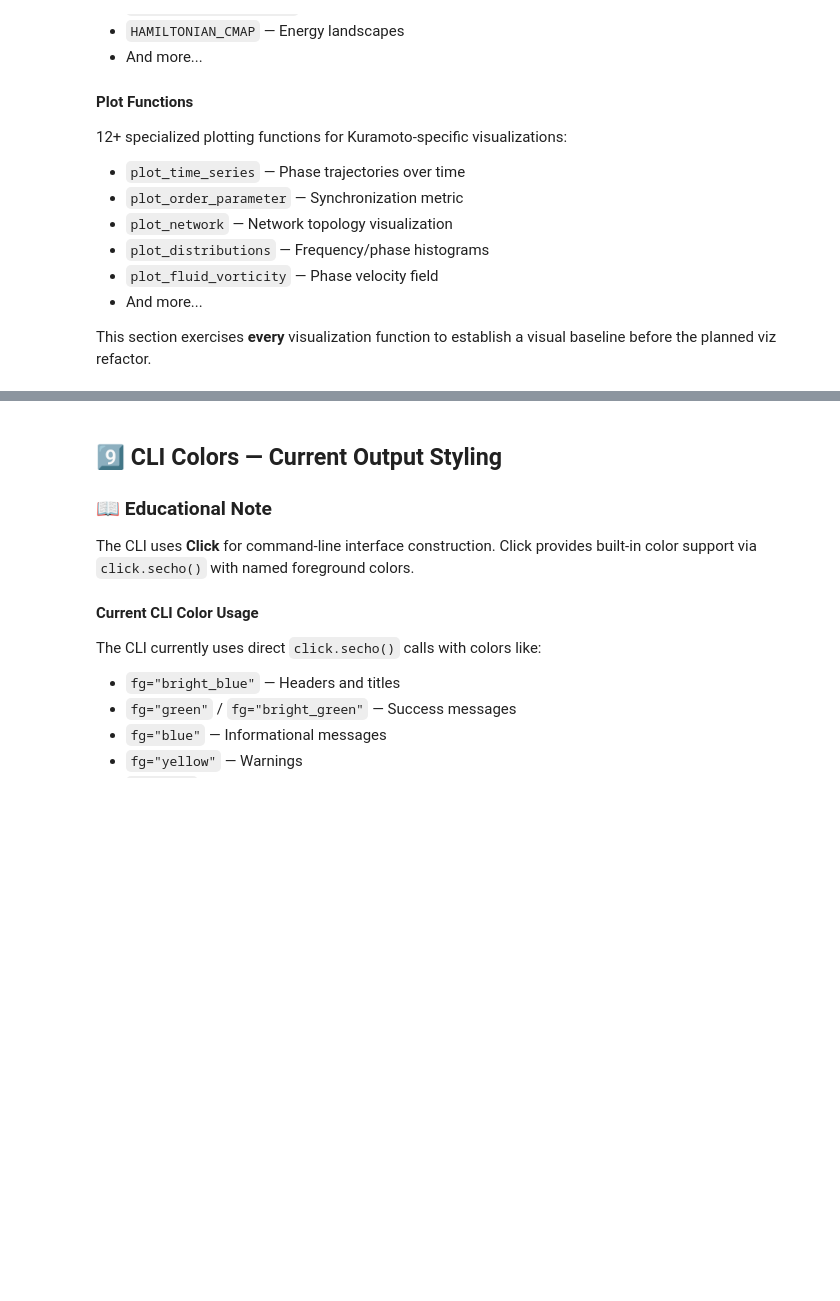
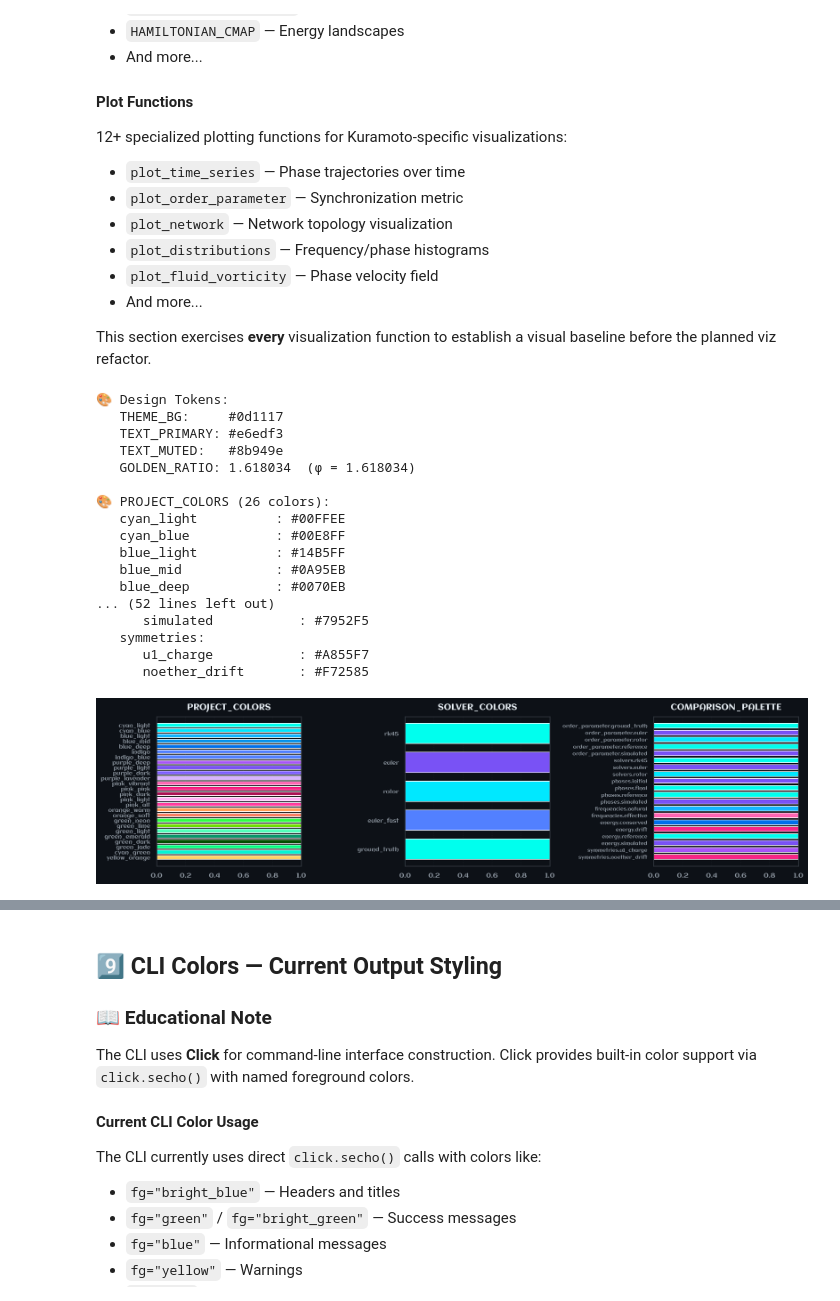
Before and after one commit to Scriber-Labs/kuramoto-benchmark-suite, a Jupyter notebook: examples/notebooks/styling_and_visuals_demo.ipynb, the cells around one changed output, grey strips where cells are left out. Saved outputs shown, nothing was run; the diff lists cells and outputs as text; code cells hidden in the pictures; blank space fills up the shorter version.

```diff
--- a/examples/notebooks/styling_and_visuals_demo.ipynb
+++ b/examples/notebooks/styling_and_visuals_demo.ipynb
@@ -810,43 +818,71 @@ for name, color in SOLVER_COLORS.items():
     print(f"   {name:20s}: {color}")
 
 print(f"\n🎨 COMPARISON_PALETTE:")
-for name, color in COMPARISON_PALETTE.items():
-    print(f"   {name:20s}: {color}")
+for category, colors in COMPARISON_PALETTE.items():
+    print(f"   {category}:")
+    for name, color in colors.items():
+        print(f"      {name:20s}: {color}")
 
 # Visualize the color palettes
-fig, axes = plt.subplots(1, 3, figsize=(15, 3))
+# Flatten comparison palette items (e.g. "category / name") for bar chart display
+comparison_flat = {
+    f"{cat}.{name}": color
+    for cat, sub in COMPARISON_PALETTE.items()
+    for name, color in sub.items()
+}
+
+fig, axes = plt.subplots(1, 3, figsize=(15, 4))
 
 # PROJECT_COLORS
 colors = list(PROJECT_COLORS.values())
 names = list(PROJECT_COLORS.keys())
 for i, (name, color) in enumerate(PROJECT_COLORS.items()):
     axes[0].barh(i, 1, color=color, height=0.7)
 axes[0].set_yticks(range(len(names)))
 axes[0].set_yticklabels(names, fontsize=8)
 axes[0].set_xlim(0, 1)
 axes[0].set_title("PROJECT_COLORS")
 axes[0].invert_yaxis()
 
 # SOLVER_COLORS
 for i, (name, color) in enumerate(SOLVER_COLORS.items()):
     axes[1].barh(i, 1, color=color, height=0.7)
 axes[1].set_yticks(range(len(SOLVER_COLORS)))
 axes[1].set_yticklabels(list(SOLVER_COLORS.keys()), fontsize=8)
 axes[1].set_xlim(0, 1)
 axes[1].set_title("SOLVER_COLORS")
 axes[1].invert_yaxis()
 
 # COMPARISON_PALETTE
-for i, (name, color) in enumerate(COMPARISON_PALETTE.items()):
+for i, (name, color) in enumerate(comparison_flat.items()):
     axes[2].barh(i, 1, color=color, height=0.7)
-axes[2].set_yticks(range(len(COMPARISON_PALETTE)))
-axes[2].set_yticklabels(list(COMPARISON_PALETTE.keys()), fontsize=8)
+axes[2].set_yticks(range(len(comparison_flat)))
+axes[2].set_yticklabels(list(comparison_flat.keys()), fontsize=7)
 axes[2].set_xlim(0, 1)
 axes[2].set_title("COMPARISON_PALETTE")
 axes[2].invert_yaxis()
 
 plt.tight_layout()
 plt.show()
+# %% [output]
+🎨 Design Tokens:
+   THEME_BG:     #0d1117
+   TEXT_PRIMARY: #e6edf3
+   TEXT_MUTED:   #8b949e
+   GOLDEN_RATIO: 1.618034  (φ = 1.618034)
+
+🎨 PROJECT_COLORS (26 colors):
+   cyan_light          : #00FFEE
+   cyan_blue           : #00E8FF
+   blue_light          : #14B5FF
+   blue_mid            : #0A95EB
+   blue_deep           : #0070EB
+... (52 lines left out)
+      simulated           : #7952F5
+   symmetries:
+      u1_charge           : #A855F7
+      noether_drift       : #F72585
+[figure, added]
 # %%
 # Display all semantic colormaps
 print("🌈 Semantic Colormaps:")
```
Also changed, not shown: parts of 7 cells of this notebook, 3 other files.
